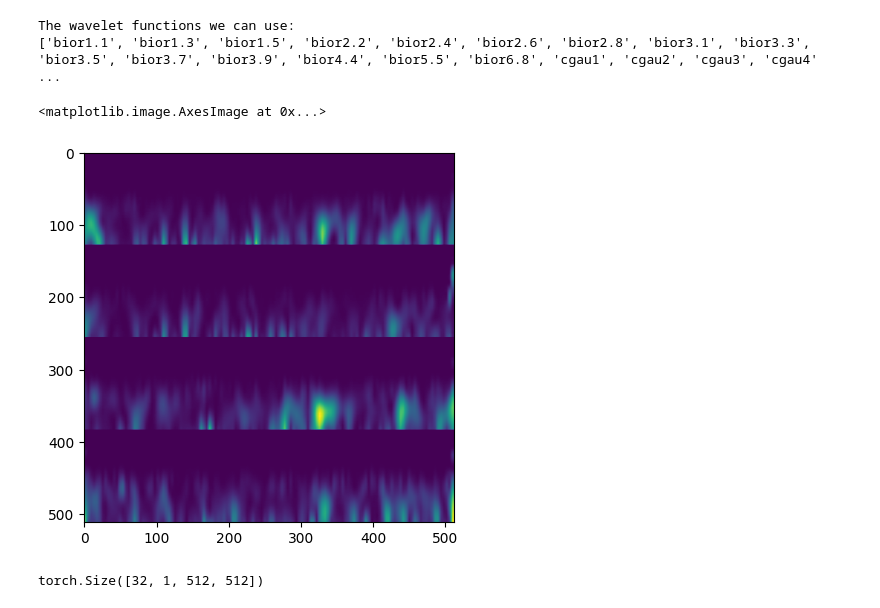
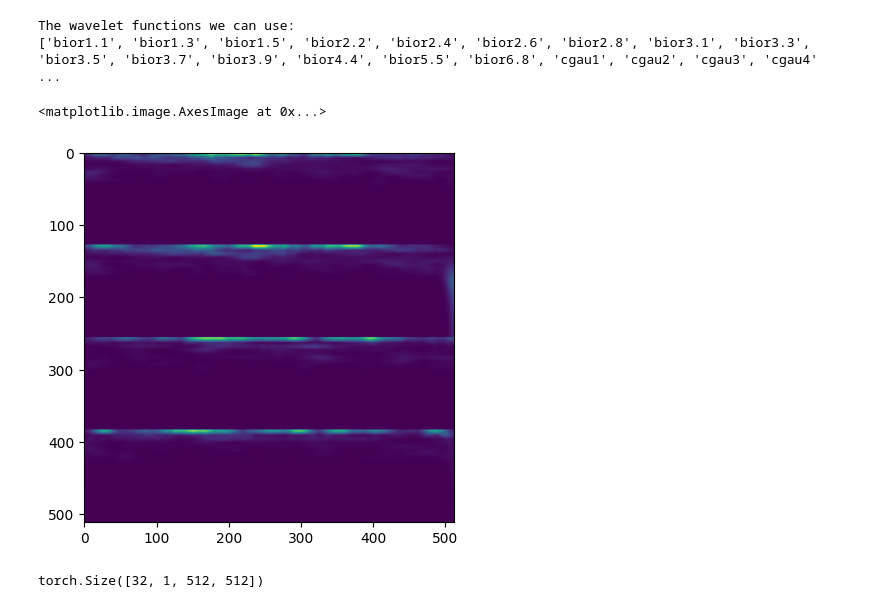
Before and after one commit to AnishPawar/IVP-EEG-Classification, a Jupyter notebook: Dataloader.ipynb, the cells around one changed output. Saved outputs shown, nothing was run; the diff lists cells and outputs as text; code cells hidden in the pictures.

```diff
--- a/Dataloader.ipynb
+++ b/Dataloader.ipynb
@@ -137,7 +143,27 @@ class CustomDataset(Dataset):
 
                     tempSpec += mel_spec_db
 
-                # if self.specMethod == 'SL':
+                if self.specMethod == 'SL':
+                    # print('OK')
+
+                    freqs = jnp.linspace(1, 25, 25)
+
+                    scalogram = adaptive_superlet_transform(x, freqs, sampling_freq=200,
+                                            base_cycle=5, min_order=5,
+                                            max_order=30, mode="add")
+
+                    image = np.abs(scalogram)**2
+                    image_normalized = cv2.normalize(image, None, 0, 255, cv2.NORM_MINMAX)
+                    image_to_show = np.uint8(image_normalized)
+
+
+                    # image_colored = cv2.applyColorMap(image_to_show, cv2.COLORMAP_JET)
+
+                    # window_name = f"Base cycles: {base_cycle}, Orders: {min_order}-{max_order}"
+                    # cv2.imwrite(f'superlet-{i}.png',image_to_show)
+                    tempSpec += cv2.resize(image_to_show, (128, 128))
+
+
 
                 if self.specMethod == 'CWT':
 
@@ -251,24 +277,24 @@ root = 'hms-harmful-brain-activity-classification'
 
 
 
-train_dataset = CustomDataset(csv_path=train_path, transform=transform,root=root,USE_WAVELET='LPF10',specMethod='CWT')
+train_dataset = CustomDataset(csv_path=train_path, transform=transform,root=root,USE_WAVELET='LPF10',specMethod='SL')
 
 train_loader = DataLoader(train_dataset, batch_size=batch_size, shuffle=True)
 
 
-test_dataset = CustomDataset(csv_path=test_path, transform=transform,root=root,USE_WAVELET='LPF10',specMethod='CWT')
+test_dataset = CustomDataset(csv_path=test_path, transform=transform,root=root,USE_WAVELET='LPF10',specMethod='SL')
 test_loader = DataLoader(test_dataset, batch_size=batch_size, shuffle=True)
 
 
-val_dataset = CustomDataset(csv_path=val_path, transform=transform,root=root,USE_WAVELET='LPF10',specMethod='CWT')
+val_dataset = CustomDataset(csv_path=val_path, transform=transform,root=root,USE_WAVELET='LPF10',specMethod='SL')
 val_loader = DataLoader(val_dataset, batch_size=batch_size, shuffle=True)
 # %%
 specs,labels = next(iter(val_loader))
 # %%
-plt.imshow(specs[0,0])
+plt.imshow(specs[20,0])
 # %% [output]
 <matplotlib.image.AxesImage at 0x...>
-[figure, old version]
+[figure, new version]
 # %%
 specs.shape
 # %% [output]
```
Also changed, not shown: parts of 1 cell of this notebook, 3 other files.
